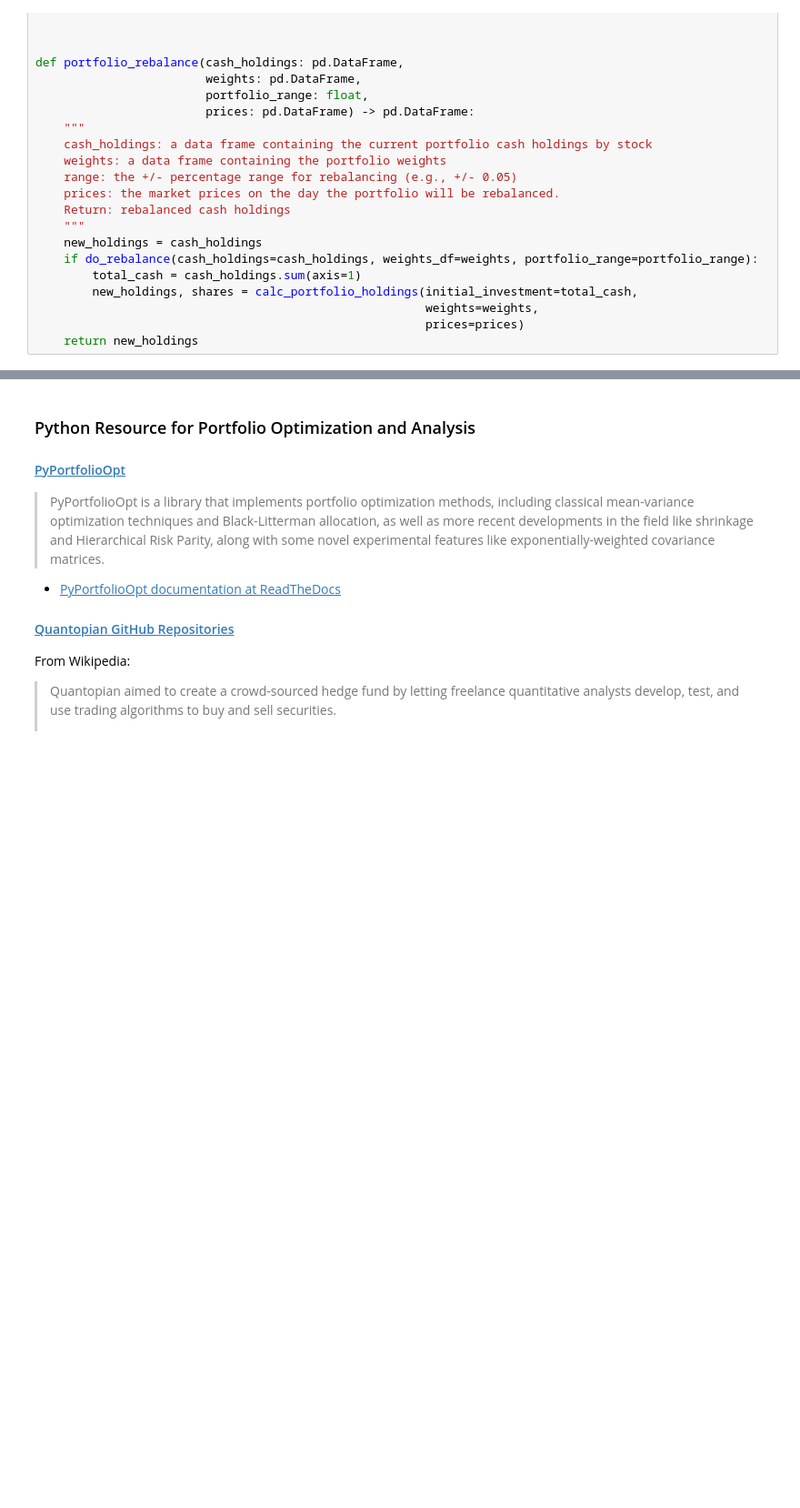
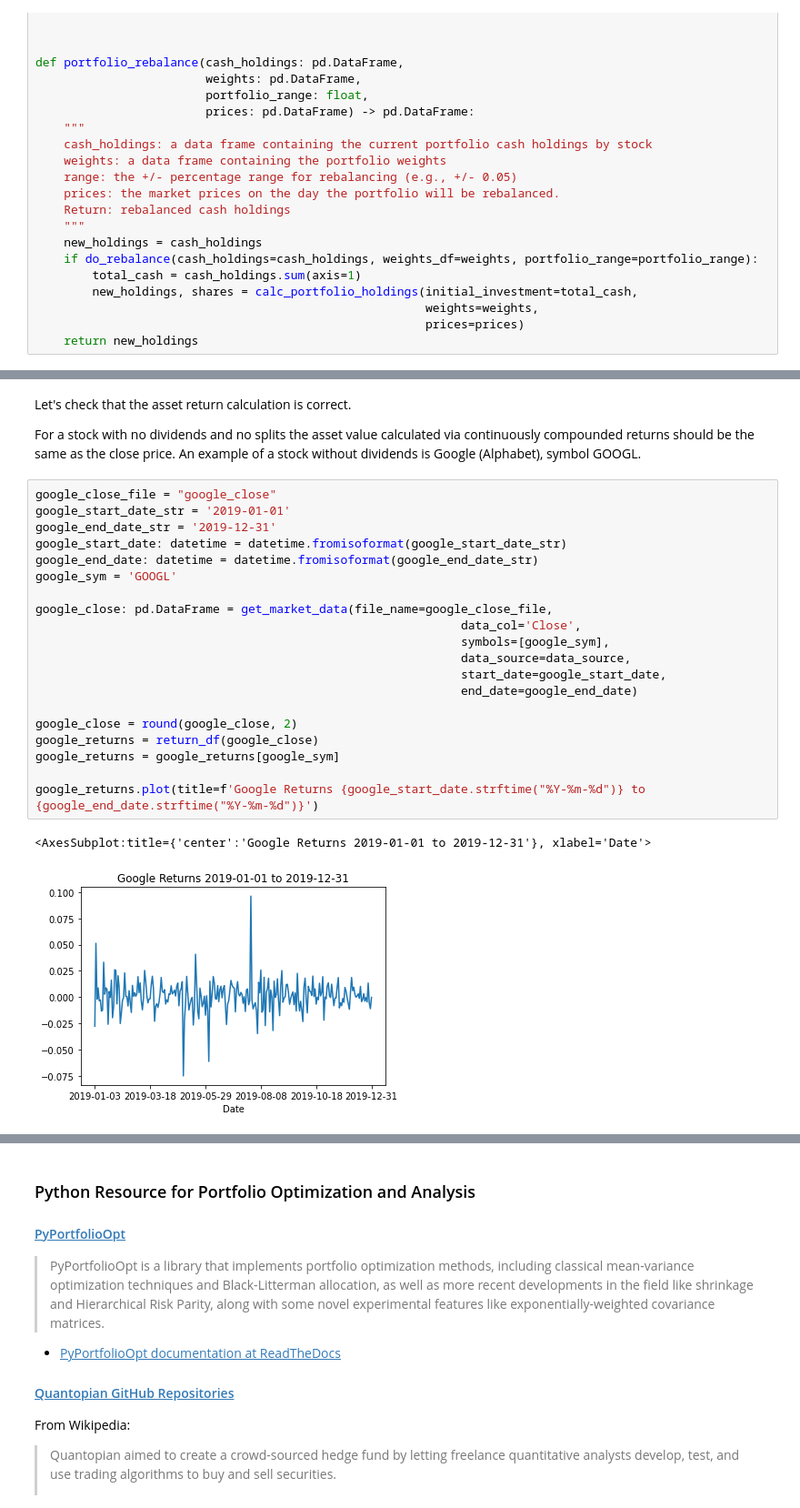
Before and after one commit to IanLKaplan/all_weather_portfolio, a Jupyter notebook: all_weather_portfolio.ipynb, the cells around one changed output, grey strips where cells are left out. Shown at 91% size. Saved outputs shown, nothing was run; the diff lists cells and outputs as text; blank space fills up the shorter version.

Commit message:
Added code to verify that the continuously compounded return calculations is correct.

```diff
--- a/all_weather_portfolio.ipynb
+++ b/all_weather_portfolio.ipynb
@@ -914,0 +938,29 @@ where $\ V_{0} = initial\ investment $
+# %% [markdown]
+Let's check that the asset return calculation is correct.
+
+For a stock with no dividends and no splits the asset value calculated via continuously
+compounded returns should be the same as the close
+price.  An example of a stock without dividends is Google (Alphabet), symbol GOOGL.
+# %%
+google_close_file = "google_close"
+google_start_date_str = '2019-01-01'
+google_end_date_str = '2019-12-31'
+google_start_date: datetime = datetime.fromisoformat(google_start_date_str)
+google_end_date: datetime = datetime.fromisoformat(google_end_date_str)
+google_sym = 'GOOGL'
+
+google_close: pd.DataFrame = get_market_data(file_name=google_close_file,
+                                                            data_col='Close',
+                                                            symbols=[google_sym],
+                                                            data_source=data_source,
+                                                            start_date=google_start_date,
+                                                            end_date=google_end_date)
+
+google_close = round(google_close, 2)
+google_returns = return_df(google_close)
+google_returns = google_returns[google_sym]
+
+google_returns.plot(title=f'Google Returns {google_start_date.strftime("%Y-%m-%d")} to {google_end_date.strftime("%Y-%m-%d")}')
+# %% [output]
+<AxesSubplot:title={'center':'Google Returns 2019-01-01 to 2019-12-31'}, xlabel='Date'>
+[figure, added]
```
Also changed, not shown: parts of 7 cells of this notebook.
